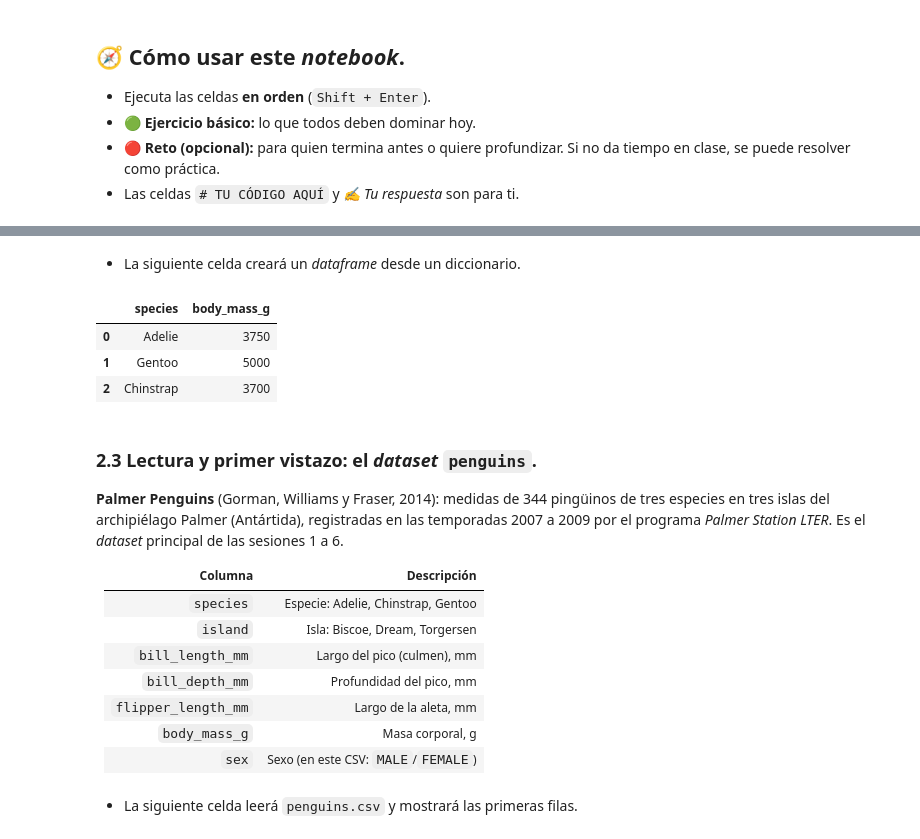
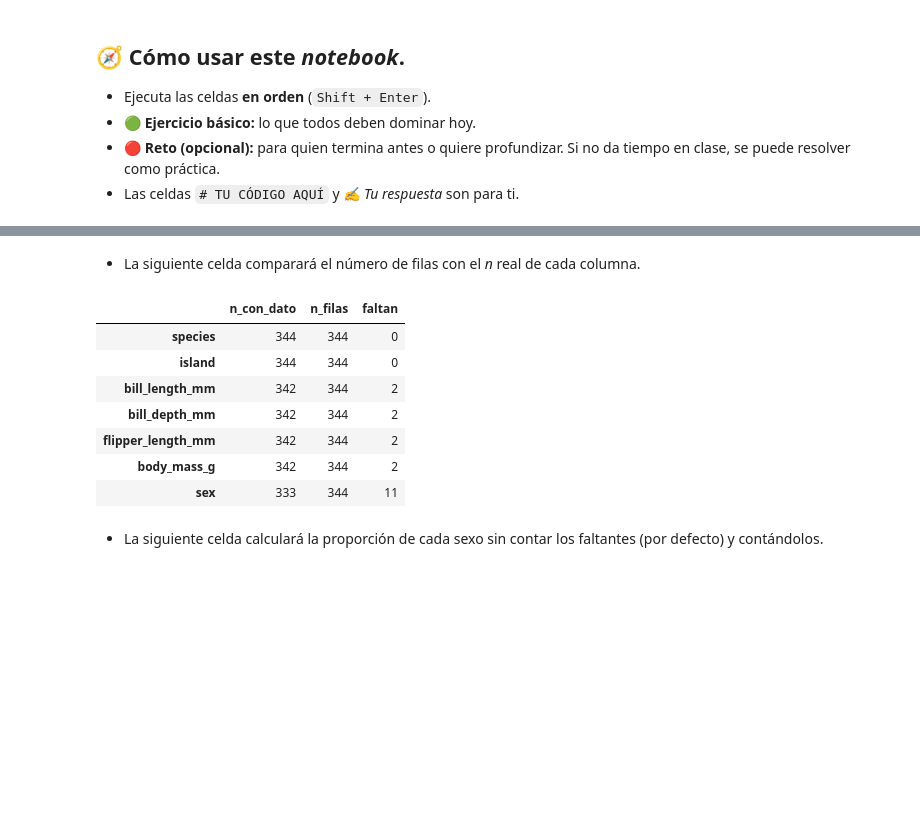
Before and after one commit to PythonistaMX/py401, a Jupyter notebook: soluciones/01_numpy_pandas_esenciales_soluciones.ipynb, the cells around one changed output, grey strips where cells are left out. Drawn from its saved outputs; the diff is of its cells as text; code cells hidden in the pictures; blank space fills up the shorter version.

```diff
--- a/soluciones/01_numpy_pandas_esenciales_soluciones.ipynb
+++ b/soluciones/01_numpy_pandas_esenciales_soluciones.ipynb
@@ -409,29 +484,15 @@ serie_masas["b"], serie_masas.mean()
 # %% [markdown]
-* La siguiente celda creará un *dataframe* desde un diccionario.
+* La siguiente celda comparará el número de filas con el *n* real de cada columna.
 # %%
-mini = pd.DataFrame({
-    "species": ["Adelie", "Gentoo", "Chinstrap"],
-    "body_mass_g": [3750, 5000, 3700],
-})
-mini
+pinguinos.count().to_frame("n_con_dato").assign(n_filas=len(pinguinos), faltan=lambda d: d["n_filas"] - d["n_con_dato"])
 # %% [output]
-|  | species | body_mass_g |
-| 0 | Adelie | 3750 |
-| 1 | Gentoo | 5000 |
-| 2 | Chinstrap | 3700 |
+|  | n_con_dato | n_filas | faltan |
+| species | 344 | 344 | 0 |
+| island | 344 | 344 | 0 |
+| bill_length_mm | 342 | 344 | 2 |
+| bill_depth_mm | 342 | 344 | 2 |
+| flipper_length_mm | 342 | 344 | 2 |
+| body_mass_g | 342 | 344 | 2 |
+| sex | 333 | 344 | 11 |
 # %% [markdown]
-### 2.3 Lectura y primer vistazo: el *dataset* `penguins`.
-
-**Palmer Penguins** (Gorman, Williams y Fraser, 2014): medidas de 344 pingüinos de tres especies en tres islas del archipiélago Palmer (Antártida), registradas en las temporadas 2007 a 2009 por el programa *Palmer Station LTER*. Es el *dataset* principal de las sesiones 1 a 6.
-
-| Columna | Descripción |
-|---|---|
-| `species` | Especie: Adelie, Chinstrap, Gentoo |
-| `island` | Isla: Biscoe, Dream, Torgersen |
-| `bill_length_mm` | Largo del pico (culmen), mm |
-| `bill_depth_mm` | Profundidad del pico, mm |
-| `flipper_length_mm` | Largo de la aleta, mm |
-| `body_mass_g` | Masa corporal, g |
-| `sex` | Sexo (en este CSV: `MALE`/`FEMALE`) |
+* La siguiente celda calculará la proporción de cada sexo sin contar los faltantes (por defecto) y contándolos.
-# %% [markdown]
-* La siguiente celda leerá `penguins.csv` y mostrará las primeras filas.
```
Also changed, not shown: parts of 255 cells of this notebook, 7 other files.
